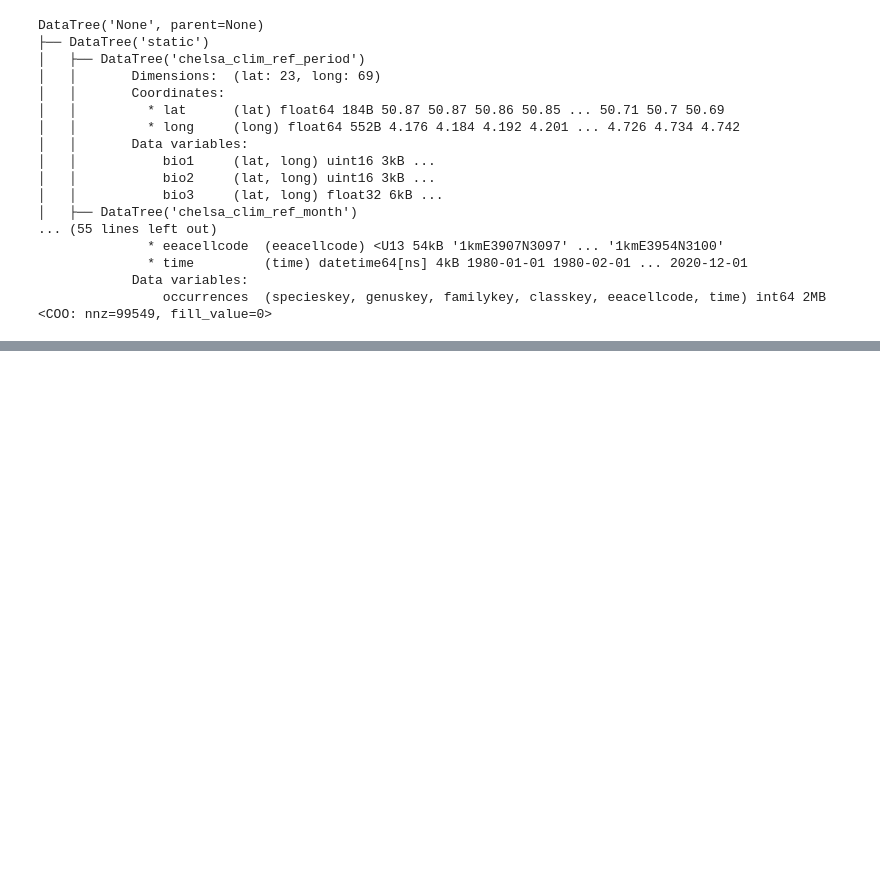
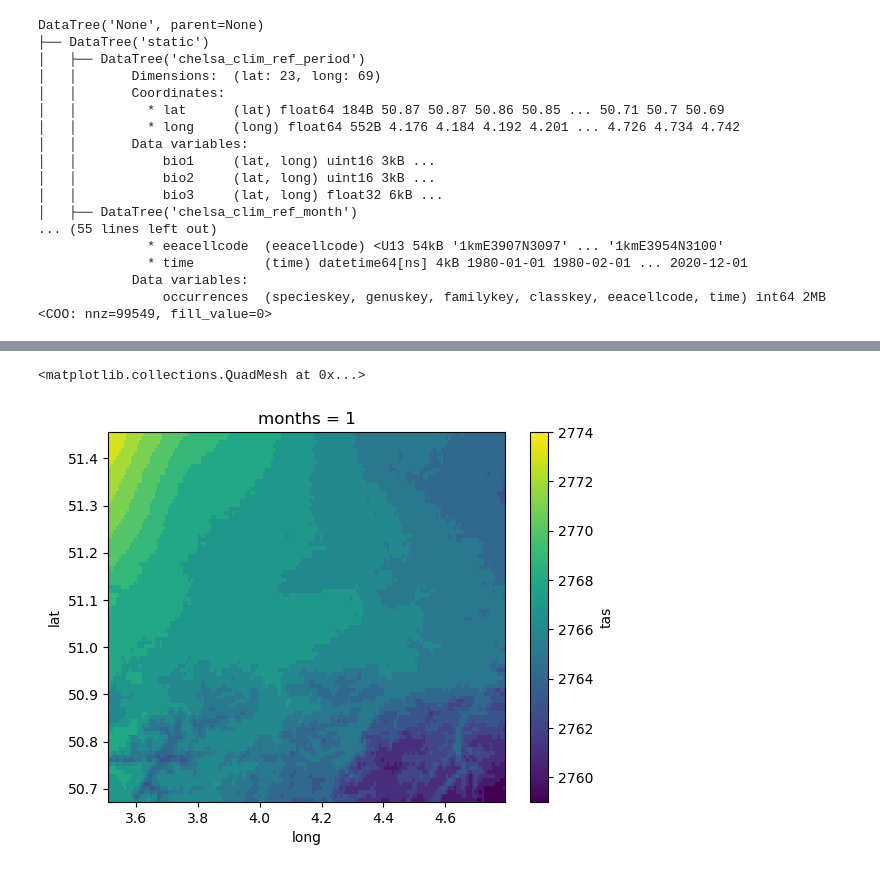
Before and after one commit to nbillietPM/BmC, a Jupyter notebook: scripts/prototype/data_generation.ipynb, the cells around one changed output, grey strips where cells are left out. Saved outputs shown, nothing was run; the diff lists cells and outputs as text; code cells hidden in the pictures; blank space fills up the shorter version.

```diff
--- a/scripts/prototype/data_generation.ipynb
+++ b/scripts/prototype/data_generation.ipynb
@@ -480,3 +483,7 @@ DataTree('None', parent=None)
               * time         (time) datetime64[ns] 4kB 1980-01-01 1980-02-01 ... 2020-12-01
             Data variables:
                 occurrences  (specieskey, genuskey, familykey, classkey, eeacellcode, time) int64 2MB <COO: nnz=99549, fill_value=0>
+# %%
+import matplotlib.pyplot as plt
+test_ds = dev_cube.data_tree["static/chelsa_clim_ref_month"].ds
+test_ds
@@ -482,0 +501,5 @@ DataTree('None', parent=None)
+# %%
+test_ds["tas"].plot()
+# %% [output]
+<matplotlib.collections.QuadMesh at 0x...>
+[figure, added]
```
Also changed, not shown: parts of 8 cells of this notebook, 16 other files.
